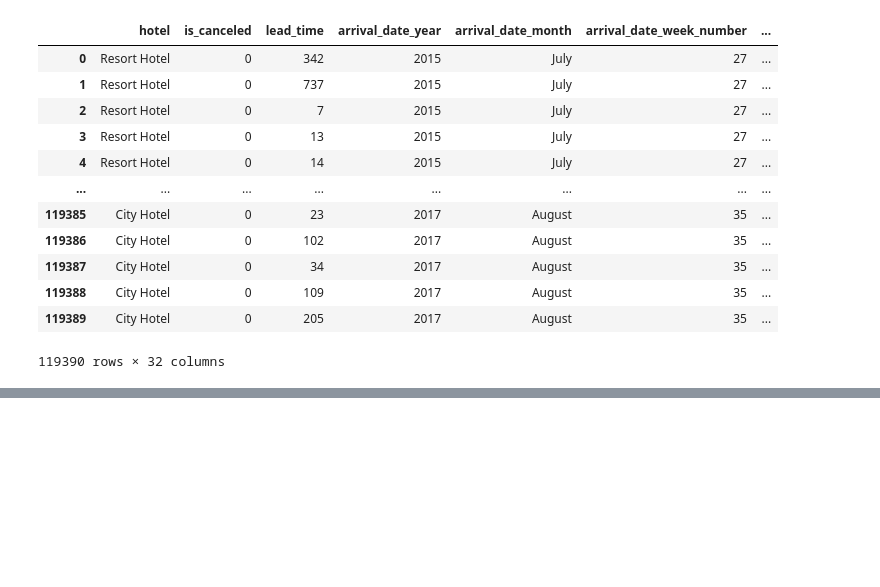
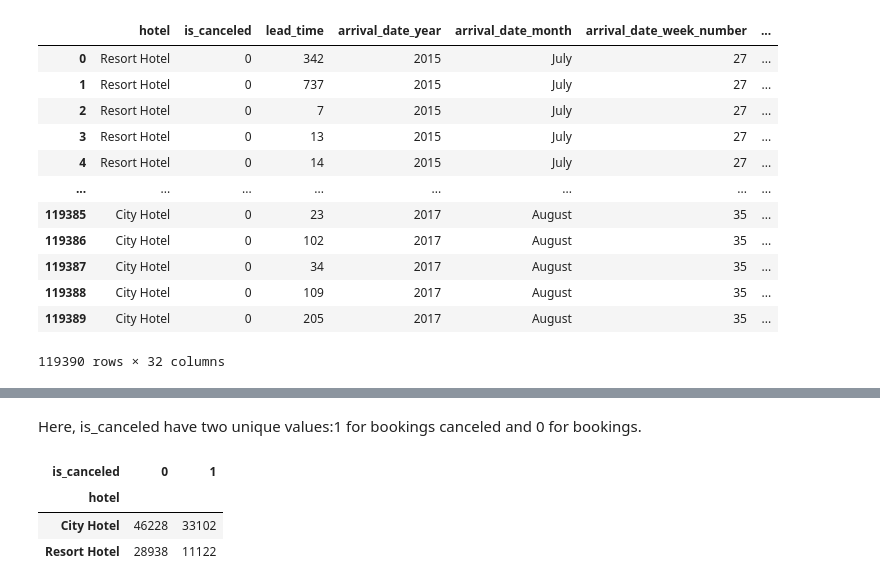
Before and after one commit to Nishajha2/Hotel-Booking-Analysis-Capstone-Project-1, a Jupyter notebook: Copy_of_Hotel_Booking_Analysis_Capstone_Project.ipynb, the cells around one changed output, grey strips where cells are left out. Cells and saved outputs as stored; diff of their text form; code cells hidden in the pictures; blank space fills up the shorter version.

```diff
--- a/Copy_of_Hotel_Booking_Analysis_Capstone_Project.ipynb
+++ b/Copy_of_Hotel_Booking_Analysis_Capstone_Project.ipynb
@@ -51,0 +157,9 @@ dataset
+# %% [markdown]
+Here, is_canceled have two unique values:1 for bookings canceled and 0 for bookings.
+# %%
+Canceled_df
+# %% [output]
+| is_canceled | 0 | 1 |
+| hotel |  |  |
+| City Hotel | 46228 | 33102 |
+| Resort Hotel | 28938 | 11122 |
```
Also changed, not shown: parts of 19 cells of this notebook.
